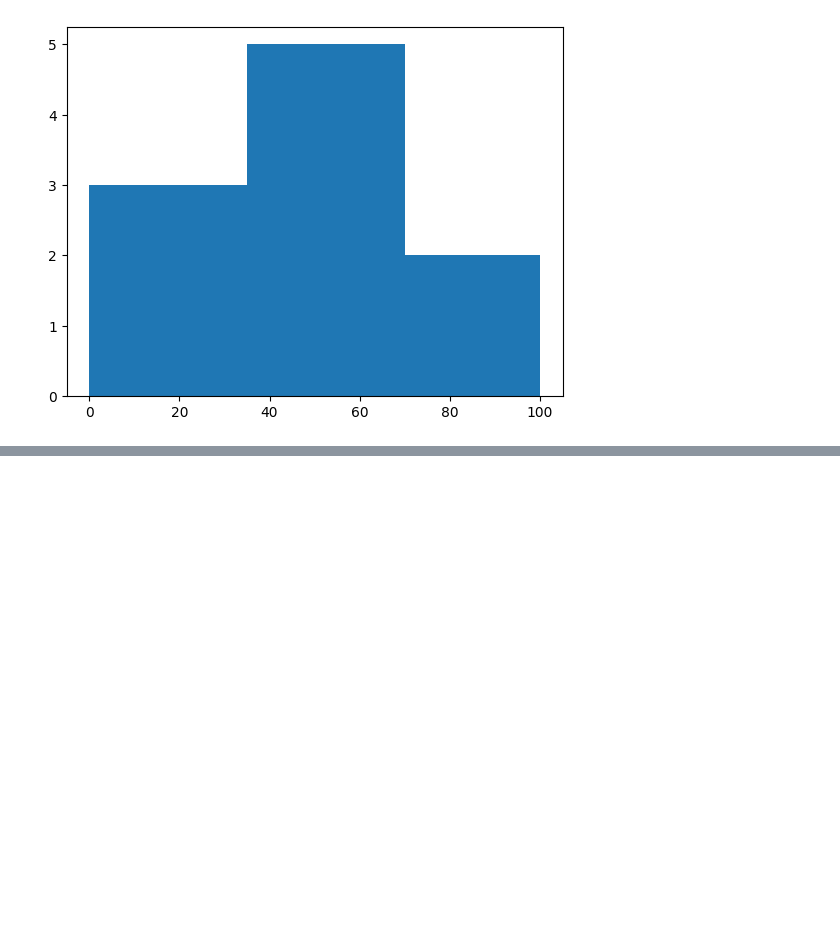
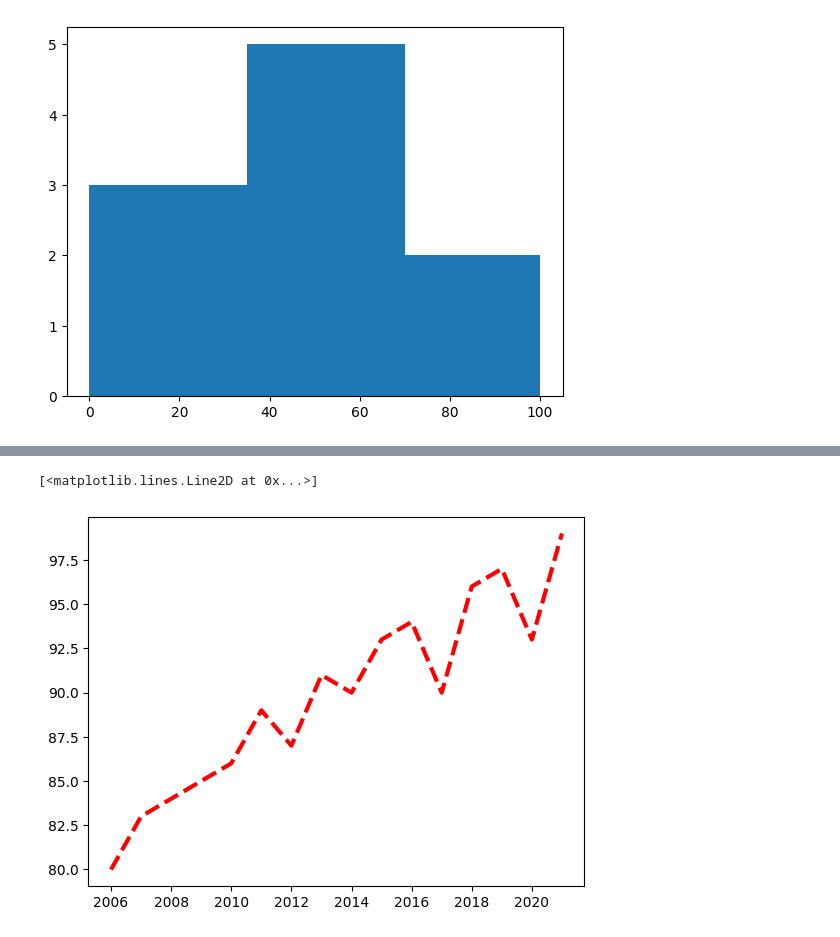
Before and after one commit to haneeth25/Libraries_prac, a Jupyter notebook: matplotlib.ipynb, the cells around one changed output, grey strips where cells are left out. Cells and saved outputs as stored; diff of their text form; code cells hidden in the pictures; blank space fills up the shorter version.

```diff
--- a/matplotlib.ipynb
+++ b/matplotlib.ipynb
@@ -69,0 +103,7 @@ plt.hist(marks,grade_intervals)
+# %%
+#lw - line width
+#ls - line style
+plt.plot(years,weights,color='red',lw=3,ls='--')
+# %% [output]
+[<matplotlib.lines.Line2D at 0x...>]
+[figure, added]
```
Also changed, not shown: parts of 26 cells of this notebook.
